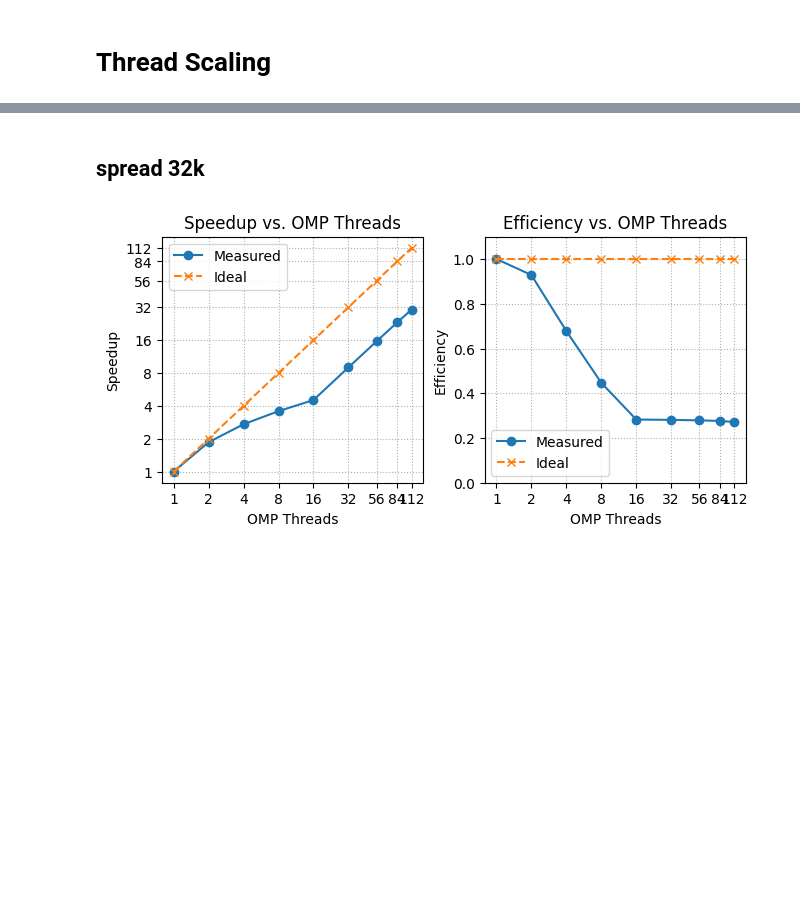
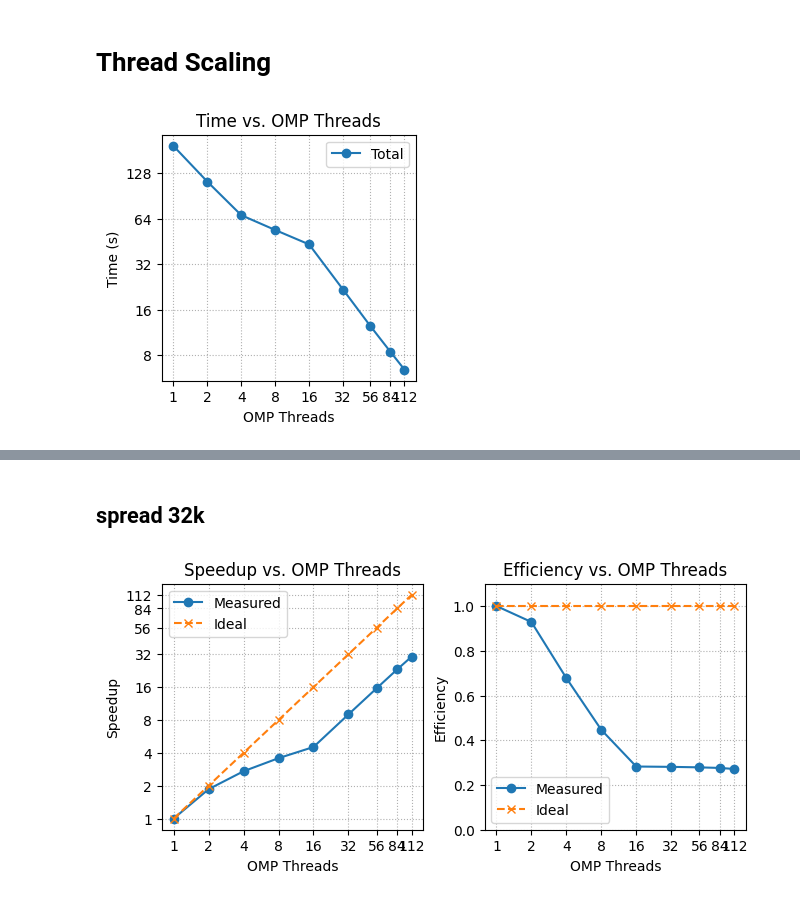
Before and after one commit to giovanni-lucarelli/HPC-assignment, a Jupyter notebook: plot/results.ipynb, the cells around one changed output, grey strips where cells are left out. Drawn from its saved outputs; the diff is of its cells as text; code cells hidden in the pictures; blank space fills up the shorter version.

```diff
--- a/plot/results.ipynb
+++ b/plot/results.ipynb
@@ -54,27 +54,29 @@ threads_sorted['efficiency'] = threads_sorted['speedup'] / threads_sorted['omp_t
 # %%
 from matplotlib.ticker import ScalarFormatter
 
 fig, ax = plt.subplots(figsize=(3.2, 3.2), constrained_layout=True)
 
 ax.plot(threads_sorted['omp_threads'], threads_sorted['total_time'], marker='o', linestyle='-', label='Total')
 # ax.plot(threads_sorted['omp_threads'], threads_sorted['comm_time'], marker='o', linestyle='-', label='Communication')
 # ax.plot(threads_sorted['omp_threads'], threads_sorted['comp_time'], marker='o', linestyle='-', label='Computation')
 
 ax.set_title('Time vs. OMP Threads')
 ax.set_xlabel('OMP Threads')
 ax.set_ylabel('Time (s)')
 ax.set_xscale('log', base=2)
 ax.set_yscale('log', base=2)
 ax.yaxis.set_major_formatter(ScalarFormatter())
 ax.ticklabel_format(style='plain', axis='y')
 ax.set_xticks(threads_sorted['omp_threads'])
 ax.set_xticklabels(threads_sorted['omp_threads'])
 ax.grid(True, which="both", ls=":")
 ax.legend()
 
-with plt.style.context("slide.mplstyle"):
-    fig.savefig("../slide/images/threads_times.pgf",
-                bbox_inches="tight", pad_inches=0.02)
+# with plt.style.context("slide.mplstyle"):
+#     fig.savefig("../slide/images/threads_times.pgf",
+#                 bbox_inches="tight", pad_inches=0.02)
+# %% [output]
+[figure, added]
 # %%
 fig, axes = plt.subplots(1, 2, figsize=(6.5, 3.2), constrained_layout=True)
 
```
Also changed, not shown: parts of 8 cells of this notebook, 24 other files.
